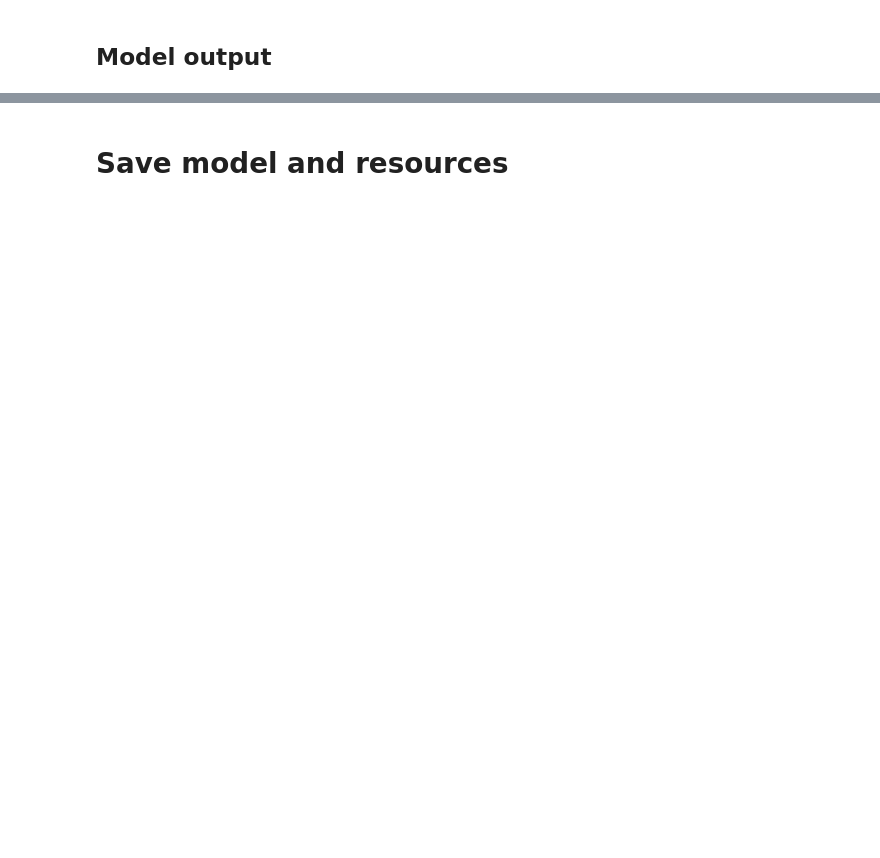
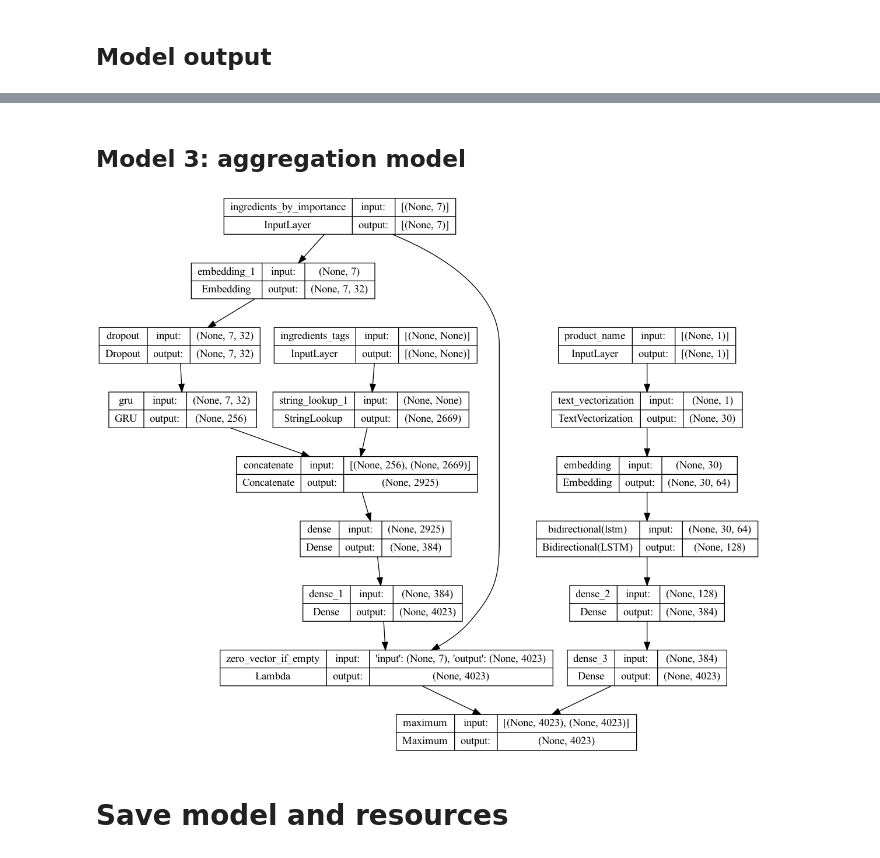
Before and after one commit to openfoodfacts/off-category-classification, a Jupyter notebook: experiments/Train.ipynb, the cells around one changed output, grey strips where cells are left out. Drawn from its saved outputs; the diff is of its cells as text; code cells hidden in the pictures; blank space fills up the shorter version.

```diff
--- a/experiments/Train.ipynb
+++ b/experiments/Train.ipynb
@@ -337,3 +566,44 @@ plot_training_stat(stats, 'binary_accuracy', ax2)
+# %% [markdown]
+## Model 3: aggregation model
+# %%
+#No need to train this model as its only purpose is the aggregation of the previous outputs.
+#Trying to train this model may result to "an overfitting of the feature `product_name`"
+#Which was the reason that lead us to make 3 separate models.
+
+ingredients_model.trainable =False
+product_name_model.trainable = False
+
+#if no ingredients as input, the output should be the zero vector for the ingredients model.
+Zero_if_empty = layers.Lambda(
+    lambda x: tf.multiply(
+        tf.cast(tf.reduce_sum(x['input'])>0, 'float32'),
+        x['output']),
+    name = 'zero_vector_if_empty')
+
+
+#inputs
+ingredients_input = ingredients_model.layers[0].output
+product_name_input = product_name_model.layers[0].output
+
+#models outputs
+ingredients_predictions = ingredients_model.layers[-1].output
+product_name_predictions = product_name_model.layers[-1].output
+
+ingredients_predictions = Zero_if_empty({'input':ingredients_input , 'output':ingredients_predictions})
+
+#x_ing = layers.Activation(tf.nn.tanh)(ingredients_predictions)
+#x_name = layers.Activation(tf.nn.tanh)(product_name_predictions)
+
+#x = layers.Add()([x_ing, x_name])
+x = layers.Maximum()([ingredients_predictions, product_name_predictions])
+#x = layers.Activation(tf.nn.tanh)(x)
+#output = layers.Activation(tf.nn.sigmoid)(x)
+output = x
+agg_model = tf.keras.Model(inputs=[inputs[k] for k in inputs], outputs=[output])
+# %%
+plot_model(agg_model, show_shapes=True, show_layer_names=True)
+# %% [output]
+[figure, added]
 # %% [markdown]
 # Save model and resources
 # %%
```
Also changed, not shown: parts of 53 cells of this notebook, 3 other files.
